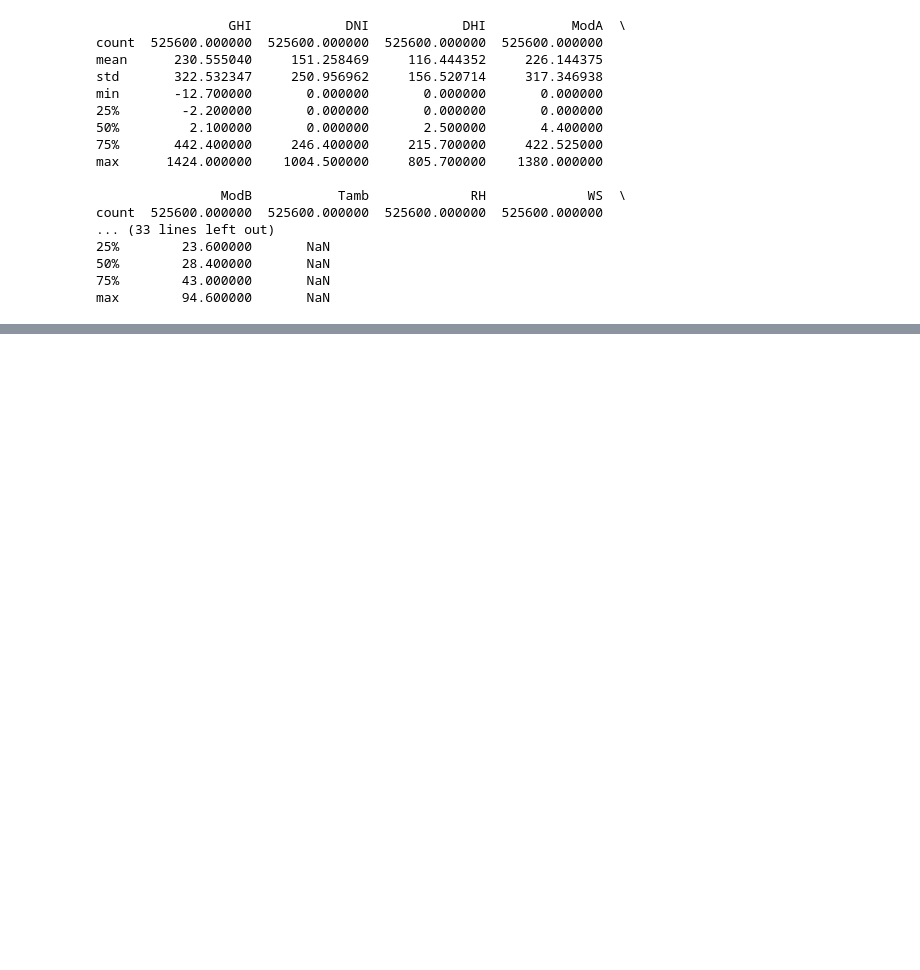
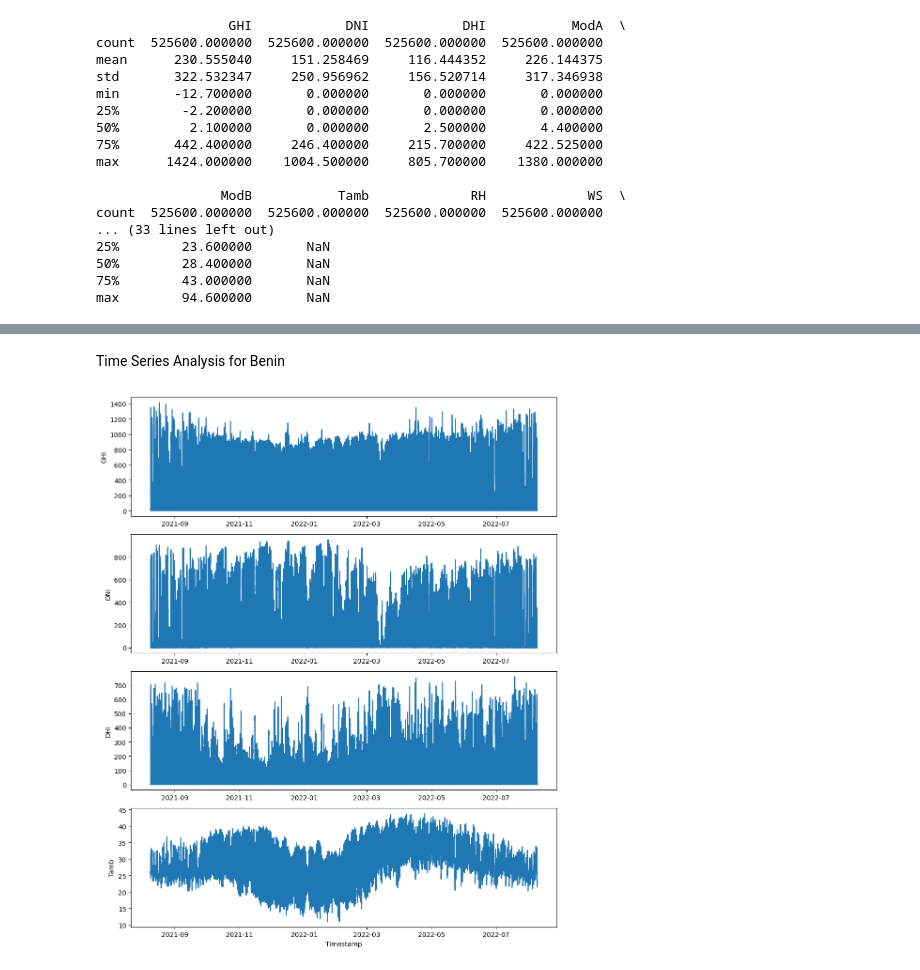
Before and after one commit to josh874/Kifiya-AIM-Week--0, a Jupyter notebook: notebooks/EDA Analysis.ipynb, the cells around one changed output, grey strips where cells are left out. Saved outputs shown, nothing was run; the diff lists cells and outputs as text; code cells hidden in the pictures; blank space fills up the shorter version.

Commit message:
EDA Analysis Final

```diff
--- a/notebooks/EDA Analysis.ipynb
+++ b/notebooks/EDA Analysis.ipynb
@@ -177,0 +180,4 @@ max        94.600000       NaN
+# %%
+columns_to_modify = ['GHI', 'DNI', 'DHI']
+benin[columns_to_modify] = benin[columns_to_modify].clip(lower=0)
+print(benin.head())
@@ -177,0 +259,16 @@ max        94.600000       NaN
+# %% [markdown]
+Time Series Analysis for Benin
+# %%
+benin['Timestamp'] = pd.to_datetime(benin['Timestamp'])
+benin.set_index('Timestamp', inplace=True)
+fig, axes = plt.subplots(nrows=4, figsize=(10, 12))
+variables = ['GHI', 'DNI', 'DHI', 'Tamb']
+for i, var in enumerate(variables):
+    axes[i].plot(benin.index, benin[var])
+    axes[i].set_ylabel(var)
+
+plt.xlabel('Timestamp')
+plt.tight_layout()
+plt.show()
+# %% [output]
+[figure, added]
```
Also changed, not shown: parts of 28 cells of this notebook.
